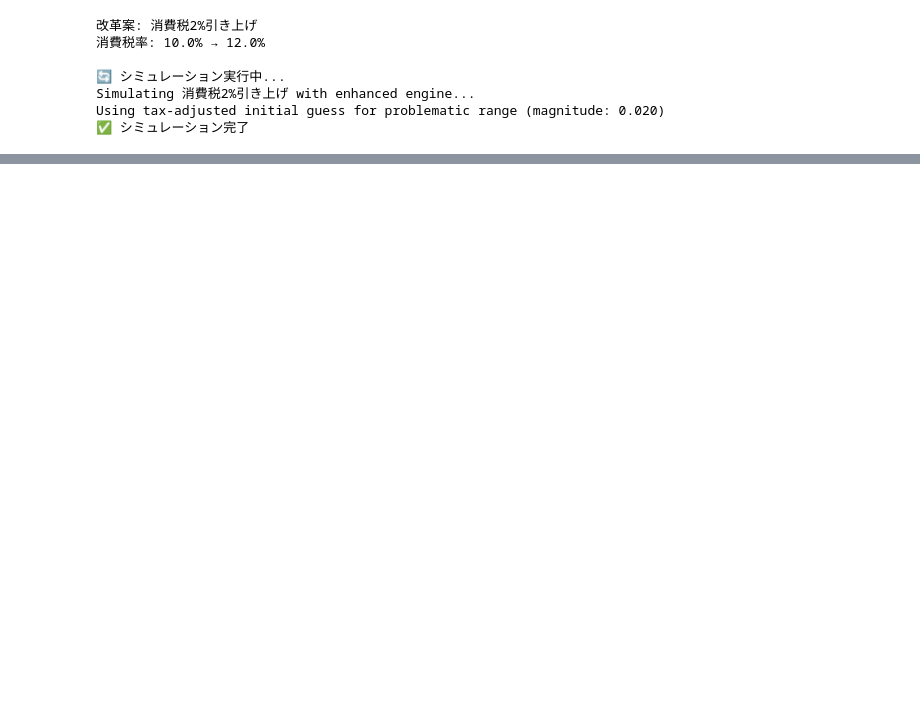
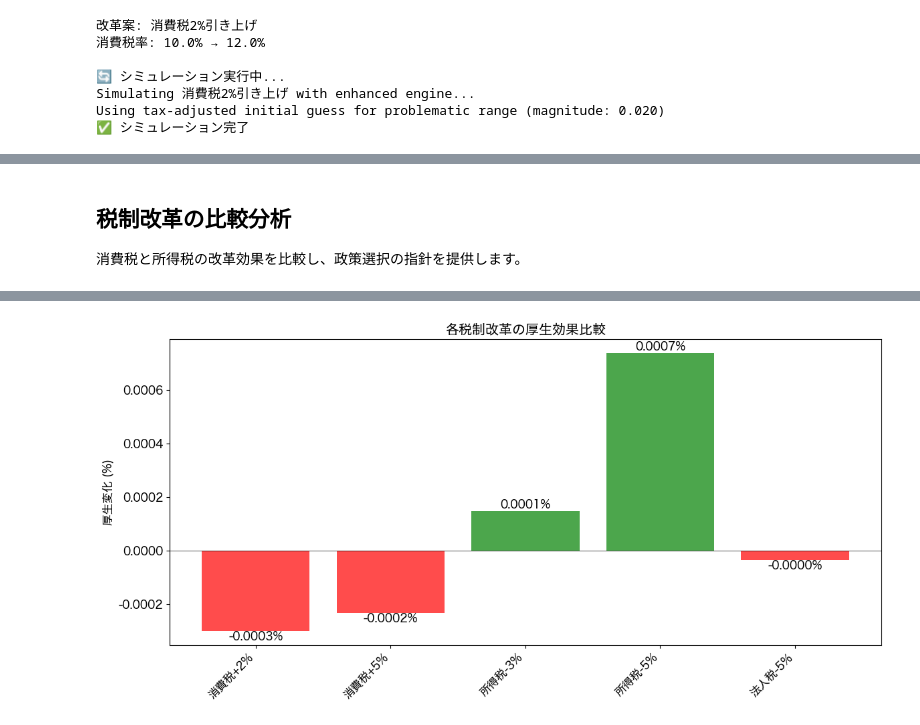
Before and after one commit to DaisukeYoda/JapanTaxSimulator, a Jupyter notebook: notebooks/02_tax_policy_fundamentals.ipynb, the cells around one changed output, grey strips where cells are left out. Drawn from its saved outputs; the diff is of its cells as text; code cells hidden in the pictures; blank space fills up the shorter version.

```diff
--- a/notebooks/02_tax_policy_fundamentals.ipynb
+++ b/notebooks/02_tax_policy_fundamentals.ipynb
@@ -204,0 +308,78 @@ if hasattr(income_results, 'steady_state_baseline') and hasattr(income_results,
+# %% [markdown]
+## 税制改革の比較分析
+
+消費税と所得税の改革効果を比較し、政策選択の指針を提供します。
+# %%
+# 複数の税制改革の比較
+import numpy as np
+
+# 改革シナリオの定義
+reforms = {
+    '消費税+2%': TaxReform(name='消費税+2%', tau_c=0.12),
+    '消費税+5%': TaxReform(name='消費税+5%', tau_c=0.15),
+    '所得税-3%': TaxReform(name='所得税-3%', tau_l=0.17),
+    '所得税-5%': TaxReform(name='所得税-5%', tau_l=0.15),
+    '法人税-5%': TaxReform(name='法人税-5%', tau_f=0.25),
+}
+
+# 結果を格納
+comparison_results = {}
+
+print("🔄 複数シナリオのシミュレーション実行中...")
+for name, reform in reforms.items():
+    try:
+        result = simulator.simulate_reform(reform, periods=20)
+        comparison_results[name] = {
+            'welfare': result.welfare_change if hasattr(result, 'welfare_change') else 0,
+            'baseline': result.steady_state_baseline if hasattr(result, 'steady_state_baseline') else None,
+            'reform': result.steady_state_reform if hasattr(result, 'steady_state_reform') else None
+        }
+        print(f"✅ {name}: 完了")
+    except Exception as e:
+        print(f"❌ {name}: エラー - {e}")
+
+# 結果の比較表示
+print("\n=== 税制改革の厚生効果比較 ===")
+welfare_impacts = {name: res['welfare'] for name, res in comparison_results.items()}
+
+# 棒グラフで比較
+if welfare_impacts:
+    fig, ax = plt.subplots(figsize=(12, 6))
+
+    x = np.arange(len(welfare_impacts))
+    colors = ['red' if v < 0 else 'green' for v in welfare_impacts.values()]
+
+    bars = ax.bar(x, list(welfare_impacts.values()), color=colors, alpha=0.7)
+
+    # 値を表示
+    for bar, value in zip(bars, welfare_impacts.values()):
+        height = bar.get_height()
+        ax.text(bar.get_x() + bar.get_width()/2., height,
+               f'{value:.4f}%',
+               ha='center', va='bottom' if height > 0 else 'top')
+
+    ax.set_xticks(x)
+    ax.set_xticklabels(welfare_impacts.keys(), rotation=45, ha='right')
+    ax.axhline(y=0, color='black', linestyle='-', linewidth=0.5)
+    ax.set_ylabel('厚生変化 (%)')
+    ax.set_title('各税制改革の厚生効果比較')
+    plt.tight_layout()
+    plt.show()
+
+# GDP影響の比較
+print("\n=== GDP影響の比較 ===")
+gdp_impacts = {}
+for name, res in comparison_results.items():
+    if res['baseline'] and res['reform'] and hasattr(res['baseline'], 'Y'):
+        gdp_change = (res['reform'].Y - res['baseline'].Y) / res['baseline'].Y * 100
+        gdp_impacts[name] = gdp_change
+        print(f"{name}: {gdp_change:+.2f}%")
+
+# 効率性分析
+print("\n=== 税制の効率性分析 ===")
+print("消費税の死重損失（1%あたり）: 小")
+print("所得税の死重損失（1%あたり）: 中")
+print("法人税の死重損失（1%あたり）: 大")
+print("\n→ 効率性の観点では消費税が優位")
+print("→ 公平性の観点では所得税の調整が重要")
+# %% [output]
@@ -204,0 +404 @@ if hasattr(income_results, 'steady_state_baseline') and hasattr(income_results,
+[figure, added]
```
Also changed, not shown: parts of 9 cells of this notebook, 7 other files.
